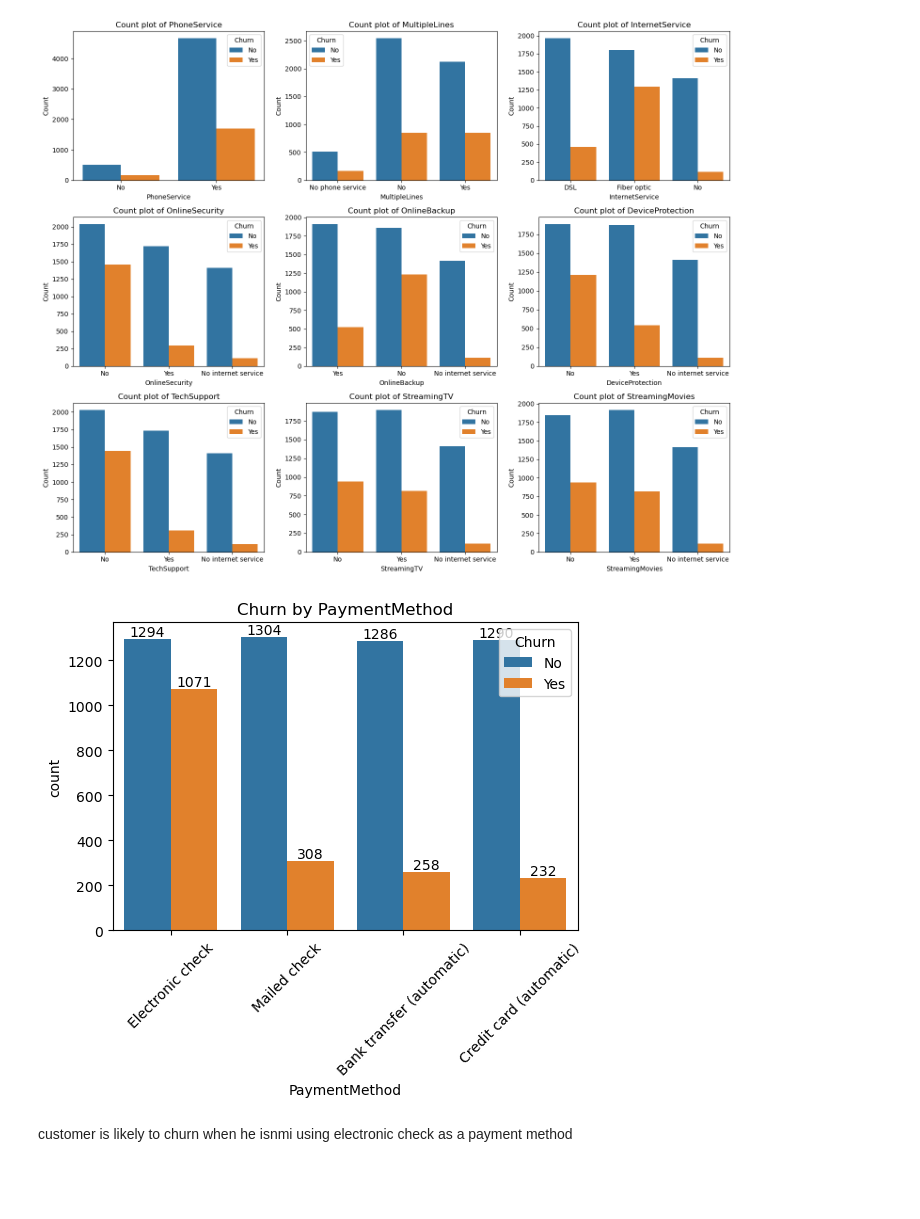
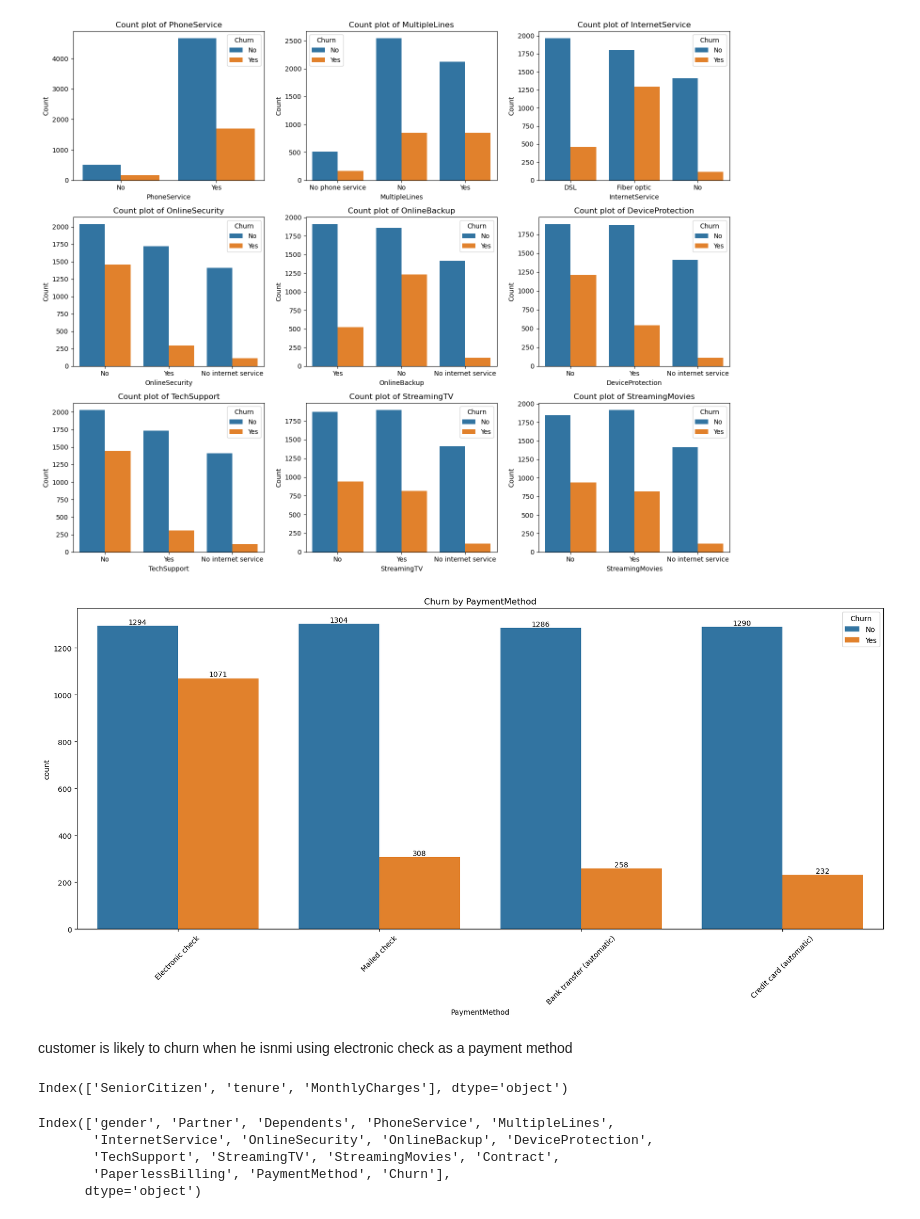
Before and after one commit to abhinishtiwari/Customer-Churn-Analysis, a Jupyter notebook: TCA.ipynb, the cells around one changed output. Saved outputs shown, nothing was run; the diff lists cells and outputs as text; code cells hidden in the pictures; blank space fills up the shorter version.

```diff
--- a/TCA.ipynb
+++ b/TCA.ipynb
@@ -8,3 +8,4 @@ import seaborn as sns
 
 data_df = pd.read_csv(r"Customer_Churn.csv")
 data_df.head()
+data_df.drop(['customerID','TotalCharges'],axis=1,inplace=True)
@@ -39,8 +51,8 @@ memory usage: 1.1+ MB
 # %% [markdown]
 replacing blanks with 0 as tenure is 0 and no total charges are recorded
 # %%
-data_df["TotalCharges"] = data_df["TotalCharges"].replace(" ","0")
-data_df["TotalCharges"] = data_df["TotalCharges"].astype("float")
+# data_df["TotalCharges"] = data_df["TotalCharges"].replace(" ","0")
+# data_df["TotalCharges"] = data_df["TotalCharges"].astype("float")
 # %%
 data_df.info()
 # %% [output]
@@ -209,14 +226,27 @@ plt.show()
 # %% [output]
 [figure]
 # %%
-plt.figure(figsize=(6,4))
+plt.figure(figsize=(20,8))
 ax = sns.countplot(x = "PaymentMethod", data = data_df, hue = "Churn")
 ax.bar_label(ax.containers[0])
 ax.bar_label(ax.containers[1])
 plt.title("Churn by PaymentMethod")
+plt.savefig('Churn_by_PaymentMethod.png')
 plt.xticks(rotation = 45)
 plt.show()
 # %% [output]
-[figure, old version]
+[figure, new version]
 # %% [markdown]
 customer is likely to churn when he isnmi using electronic check as a payment method
+# %%
+num
+# %% [output]
+Index(['SeniorCitizen', 'tenure', 'MonthlyCharges'], dtype='object')
+# %%
+cat
+# %% [output]
+Index(['gender', 'Partner', 'Dependents', 'PhoneService', 'MultipleLines',
+       'InternetService', 'OnlineSecurity', 'OnlineBackup', 'DeviceProtection',
+       'TechSupport', 'StreamingTV', 'StreamingMovies', 'Contract',
+       'PaperlessBilling', 'PaymentMethod', 'Churn'],
+      dtype='object')
```
Also changed, not shown: parts of 13 cells of this notebook.
